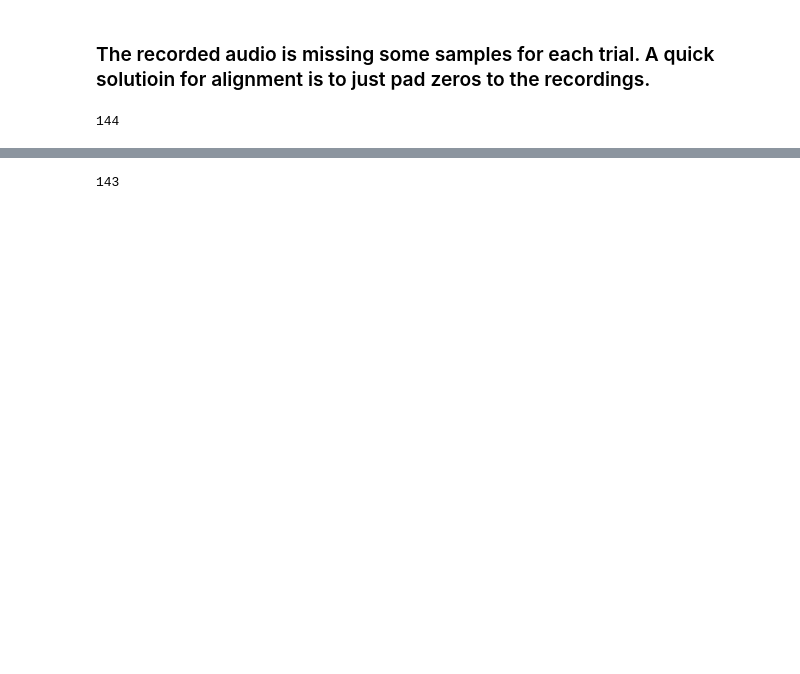
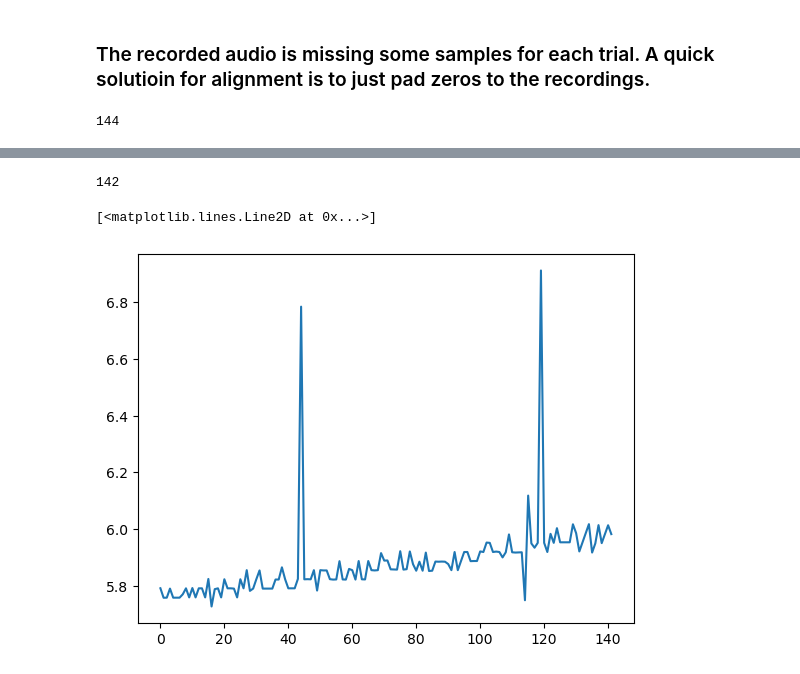
Before and after one commit to xiaolongwu0713/python, a Jupyter notebook: speech_pinyin/padding_missing_audio.ipynb, the cells around one changed output, grey strips where cells are left out. Cells and saved outputs as stored; diff of their text form; code cells hidden in the pictures; blank space fills up the shorter version.

```diff
--- a/speech_pinyin/padding_missing_audio.ipynb
+++ b/speech_pinyin/padding_missing_audio.ipynb
@@ -74,17 +74,32 @@ plt.plot(accum)
 import math
 audio_clean2=[]
 lengths3=[]
-for i in range(len(trial_begins)-1):
-    if i==len(trial_begins)-1:
+lengths3.append(0)
+for i in range(len(trial_begins)):
+    if 0<i<len(trial_begins)-1: # discard the first and the last trials
         trial_start=trial_begins[i]
-        tmp=audio[trial_start:]
-    else:
-        trial_start=trial_begins[i]
-        trial_stop=int(trial_start+lengths2[i]*48000)#trial_begins[i+1]-6
-        tmp=audio[trial_start:trial_stop+12]
-    length=len(tmp)
-    lengths3.append(length/48000)
-    audio_clean2.append(tmp)
+        trial_stop=trial_begins[i+1]-6
+        audio_length=trial_stop-trial_start
+        eeg_length=int(lengths2[i]*48000)#trial_begins[i+1]-6
+
+        padding_len=eeg_length-audio_length
+        if padding_len>0:
+            tmp=audio[trial_start:trial_stop]
+            padding=[0,]*(padding_len)
+            tmp=np.concatenate((tmp,np.asarray(padding)))
+        elif padding_len<=0:
+            tmp=audio[trial_start:(trial_start+eeg_length)]
+        extra=np.asarray([0]*10)
+        tmp=np.concatenate((tmp,extra))
+        length_tmp=len(tmp)
+        lengths3.append(length_tmp/48000)
+        audio_clean2.append(tmp)
+lengths3.append(0)
 print(len(audio_clean2))
 # %% [output]
-143
+142
+# %%
+plt.plot(lengths3[1:-1])
+# %% [output]
+[<matplotlib.lines.Line2D at 0x...>]
+[figure, added]
```
Also changed, not shown: parts of 10 cells of this notebook, 2 other files.
